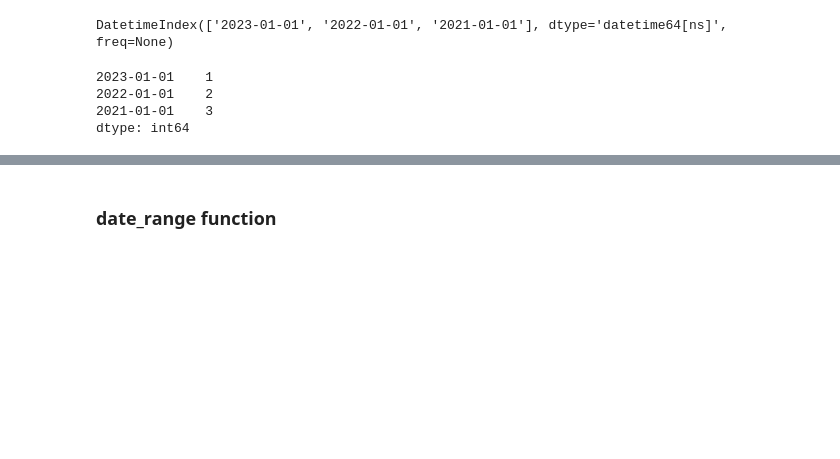
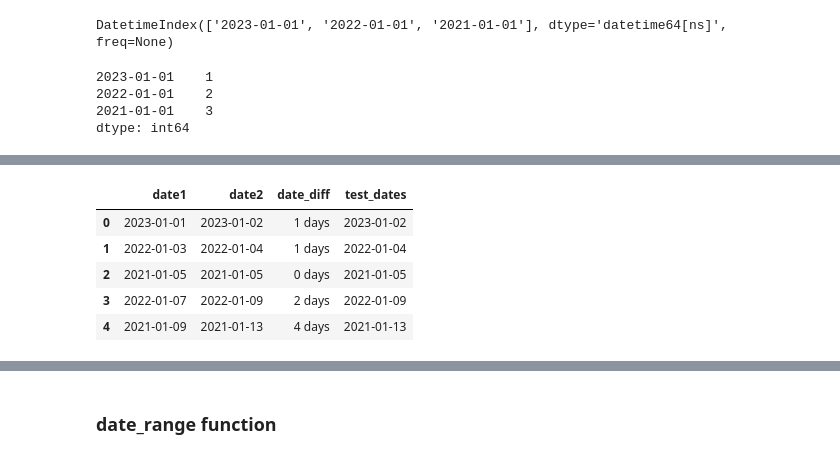
Before and after one commit to sudama-inc/EDA-with-Pandas-and-Numpy, a Jupyter notebook: pandas_date_and_time.ipynb, the cells around one changed output, grey strips where cells are left out. Cells and saved outputs as stored; diff of their text form; code cells hidden in the pictures; blank space fills up the shorter version.

```diff
--- a/pandas_date_and_time.ipynb
+++ b/pandas_date_and_time.ipynb
@@ -110,0 +175,10 @@ dtype: int64
+# %%
+df.test_dates = pd.to_datetime(df.test_dates)
+df
+# %% [output]
+|  | date1 | date2 | date_diff | test_dates |
+| 0 | 2023-01-01 | 2023-01-02 | 1 days | 2023-01-02 |
+| 1 | 2022-01-03 | 2022-01-04 | 1 days | 2022-01-04 |
+| 2 | 2021-01-05 | 2021-01-05 | 0 days | 2021-01-05 |
+| 3 | 2022-01-07 | 2022-01-09 | 2 days | 2022-01-09 |
+| 4 | 2021-01-09 | 2021-01-13 | 4 days | 2021-01-13 |
```
Also changed, not shown: parts of 12 cells of this notebook.
